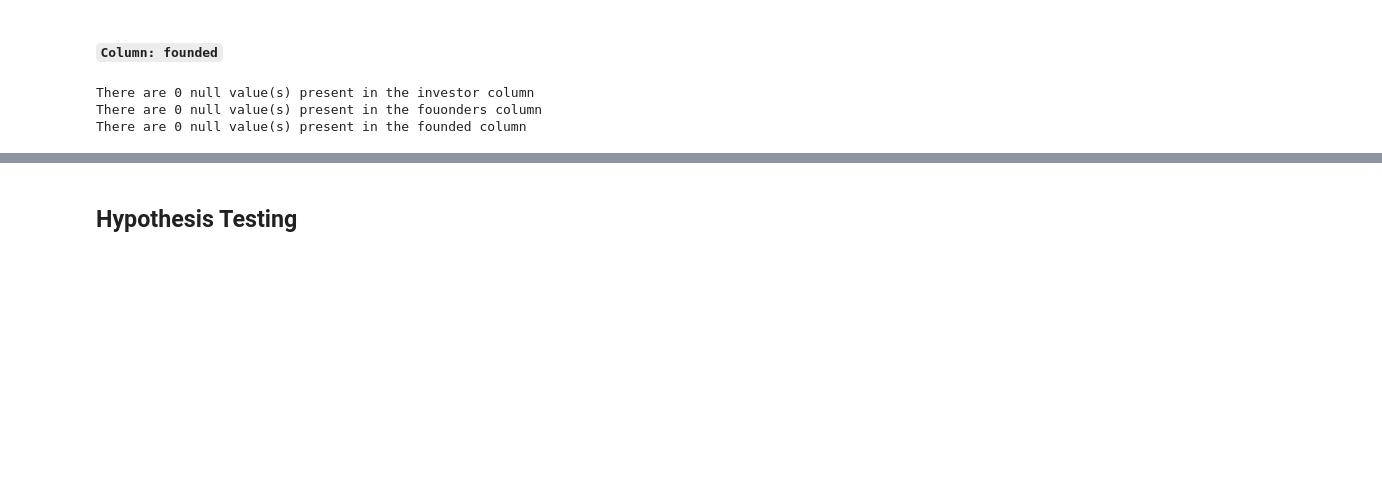
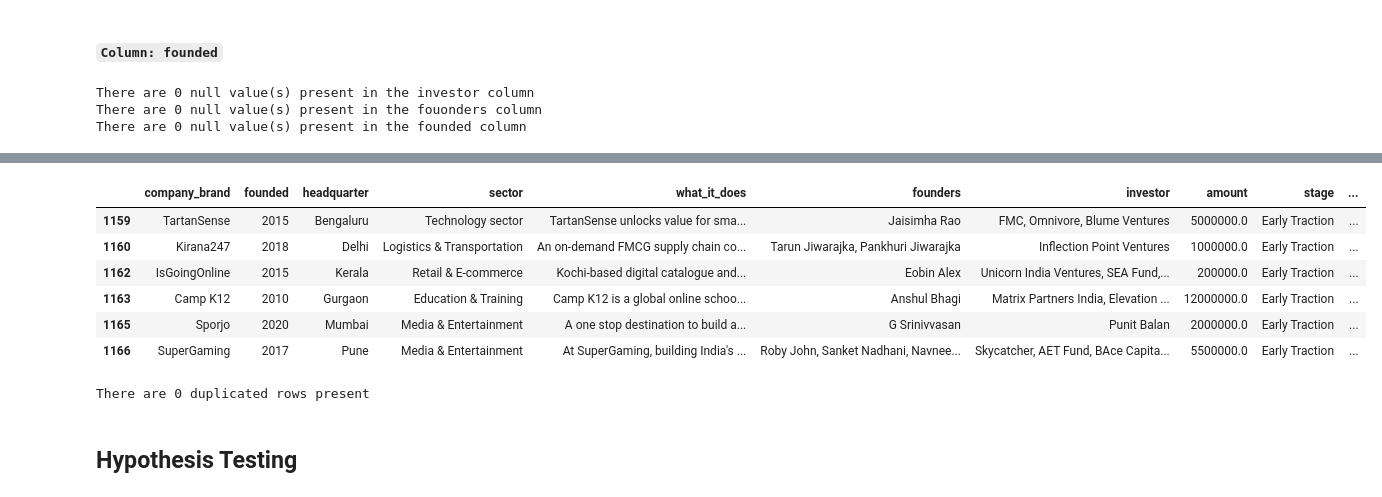
Before and after one commit to edadso/Exploring-Opportunities-in-the-Indian-Startup-Ecosystem, a Jupyter notebook: project_code.ipynb, the cells around one changed output, grey strips where cells are left out. Saved outputs shown, nothing was run; the diff lists cells and outputs as text; code cells hidden in the pictures; blank space fills up the shorter version.

```diff
--- a/project_code.ipynb
+++ b/project_code.ipynb
@@ -1136,2 +1187,21 @@ There are 0 null value(s) present in the founded column
+# %%
+# preview duplicated rows
+df_combined[df_combined.duplicated()]
+# %% [output]
+|  | company_brand | founded | headquarter | sector | what_it_does | founders | investor | amount | stage | ... |
+| 1159 | TartanSense | 2015 | Bengaluru | Technology sector | TartanSense unlocks value for sma... | Jaisimha Rao | FMC, Omnivore, Blume Ventures | 5000000.0 | Early Traction | ... |
+| 1160 | Kirana247 | 2018 | Delhi | Logistics & Transportation | An on-demand FMCG supply chain co... | Tarun Jiwarajka, Pankhuri Jiwarajka | Inflection Point Ventures | 1000000.0 | Early Traction | ... |
+| 1162 | IsGoingOnline | 2015 | Kerala | Retail & E-commerce | Kochi-based digital catalogue and... | Eobin Alex | Unicorn India Ventures, SEA Fund,... | 200000.0 | Early Traction | ... |
+| 1163 | Camp K12 | 2010 | Gurgaon | Education & Training | Camp K12 is a global online schoo... | Anshul Bhagi | Matrix Partners India, Elevation ... | 12000000.0 | Early Traction | ... |
+| 1165 | Sporjo | 2020 | Mumbai | Media & Entertainment | A one stop destination to build a... | G Srinivvasan | Punit Balan | 2000000.0 | Early Traction | ... |
+| 1166 | SuperGaming | 2017 | Pune | Media & Entertainment | At SuperGaming, building India's ... | Roby John, Sanket Nadhani, Navnee... | Skycatcher, AET Fund, BAce Capita... | 5500000.0 | Early Traction | ... |
+# %%
+# Drop duplicated rows
+df_combined.drop_duplicates(keep = "first", inplace = True)
+
+# Check if duplicated rows are dropped
+print(f"There are {df_combined.duplicated().sum()} duplicated rows present")
+# %% [output]
+There are 0 duplicated rows present
 # %% [markdown]
 ## Hypothesis Testing
```
Also changed, not shown: parts of 11 cells of this notebook, 1 other file.
